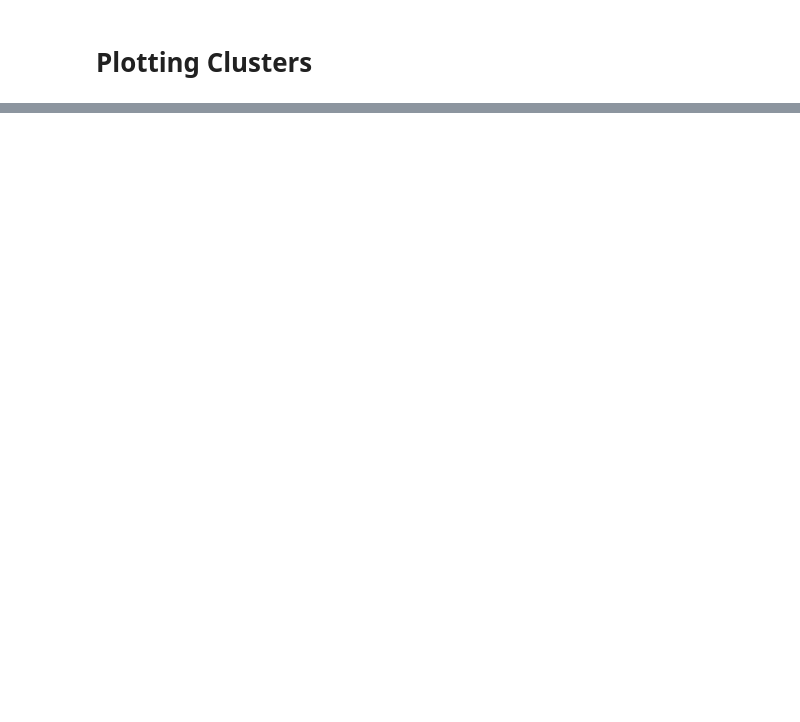
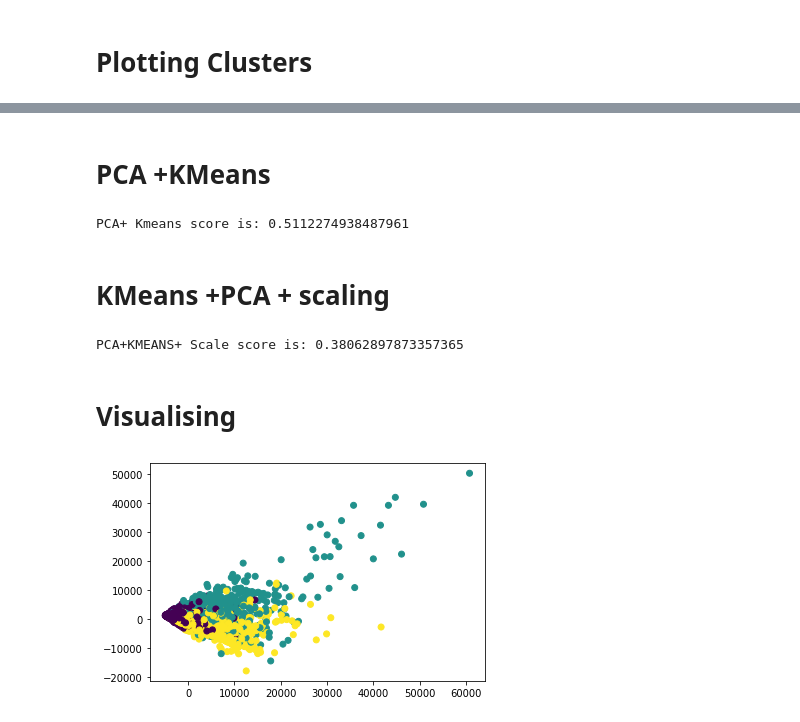
Before and after one commit to Harun2703/Python, a Jupyter notebook: icp-6/ICP_6.ipynb, the cells around one changed output, grey strips where cells are left out. Cells and saved outputs as stored; diff of their text form; code cells hidden in the pictures; blank space fills up the shorter version.

```diff
--- a/icp-6/ICP_6.ipynb
+++ b/icp-6/ICP_6.ipynb
@@ -124,0 +125,33 @@ for i in range(3):
+# %% [markdown]
+# PCA +KMeans
+# %%
+km = KMeans(n_clusters=3)
+km.fit(X_pca)
+Y_cluster_kmeans= km.predict(X_pca)
+from sklearn import metrics
+pca_means_score = metrics.silhouette_score(X_pca, Y_cluster_kmeans)
+print('PCA+ Kmeans score is:', pca_means_score)
+# %% [output]
+PCA+ Kmeans score is: 0.5112274938487961
+# %% [markdown]
+# KMeans +PCA + scaling
+# %%
+pca = PCA(3)
+X_pca_scaled = pca.fit_transform(X_scaled)
+
+km = KMeans(n_clusters=3)
+km.fit(X_pca_scaled)
+Y_cluster_kmeans= km.predict(X_pca_scaled)
+from sklearn import metrics
+pca_means_scale_score = metrics.silhouette_score(X_pca_scaled, Y_cluster_kmeans)
+print('PCA+KMEANS+ Scale score is:', pca_means_scale_score)
+# %% [output]
+PCA+KMEANS+ Scale score is: 0.38062897873357365
+# %% [markdown]
+# Visualising
+# %%
+
+plt.scatter(X_pca[:, 0], X_pca[:, 1], c = Y_cluster_kmeans)
+plt.show()
+# %% [output]
+[figure, added]
```
Also changed, not shown: parts of 3 cells of this notebook.
